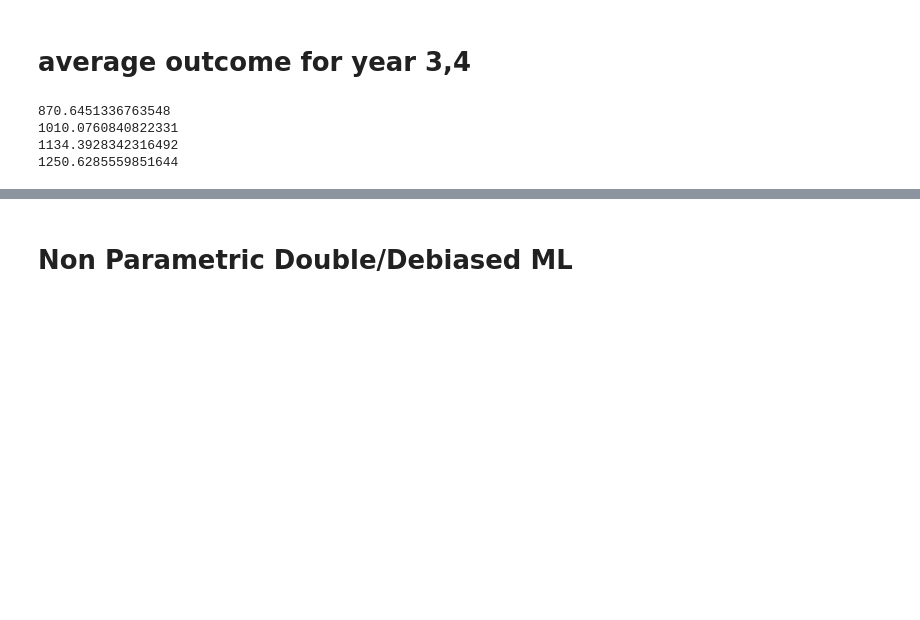
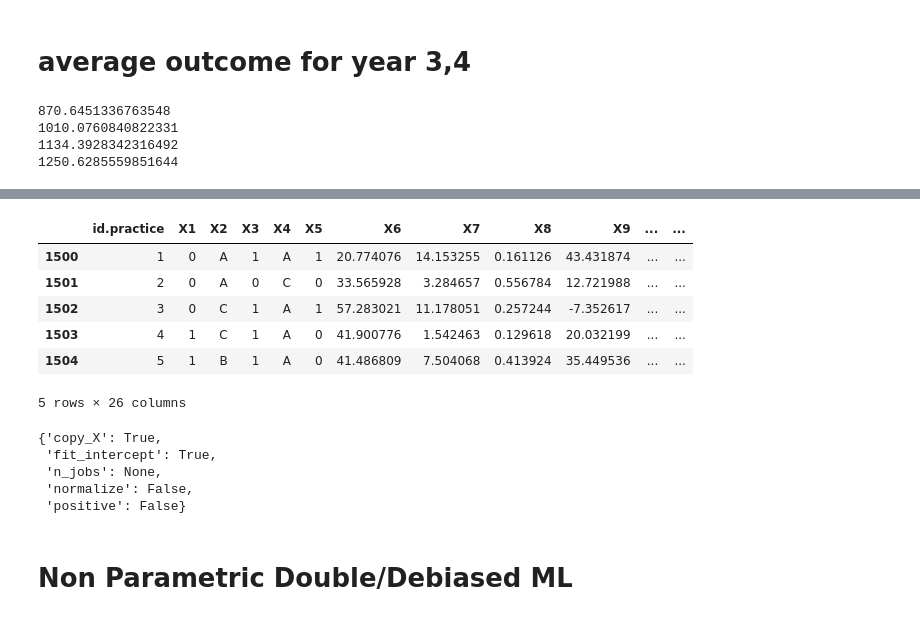
Before and after one commit to wjmoss/ACIC22, a Jupyter notebook: final.ipynb, the cells around one changed output, grey strips where cells are left out. Saved outputs shown, nothing was run; the diff lists cells and outputs as text; code cells hidden in the pictures; blank space fills up the shorter version.

```diff
--- a/final.ipynb
+++ b/final.ipynb
@@ -120,0 +195,10 @@ pred_M = cross_val_predict(denoise_m, df_34[V], df_34['Y']-df_34['t_avg'], cv=10
+# %%
+df_4.head()
+# %% [output]
+|  | id.practice | X1 | X2 | X3 | X4 | X5 | X6 | X7 | X8 | X9 | ... | ... |
+| 1500 | 1 | 0 | A | 1 | A | 1 | 20.774076 | 14.153255 | 0.161126 | 43.431874 | ... | ... |
+| 1501 | 2 | 0 | A | 0 | C | 0 | 33.565928 | 3.284657 | 0.556784 | 12.721988 | ... | ... |
+| 1502 | 3 | 0 | C | 1 | A | 1 | 57.283021 | 11.178051 | 0.257244 | -7.352617 | ... | ... |
+| 1503 | 4 | 1 | C | 1 | A | 0 | 41.900776 | 1.542463 | 0.129618 | 20.032199 | ... | ... |
+| 1504 | 5 | 1 | B | 1 | A | 0 | 41.486809 | 7.504068 | 0.413924 | 35.449536 | ... | ... |
+5 rows × 26 columns
@@ -121,3 +209,11 @@ pred_M = cross_val_predict(denoise_m, df_34[V], df_34['Y']-df_34['t_avg'], cv=10
+# %%
+r3
+# %% [output]
+{'copy_X': True,
+ 'fit_intercept': True,
+ 'n_jobs': None,
+ 'normalize': False,
+ 'positive': False}
 # %% [markdown]
 # Non Parametric Double/Debiased ML
 # %%
```
Also changed, not shown: parts of 15 cells of this notebook, 1 other file.
